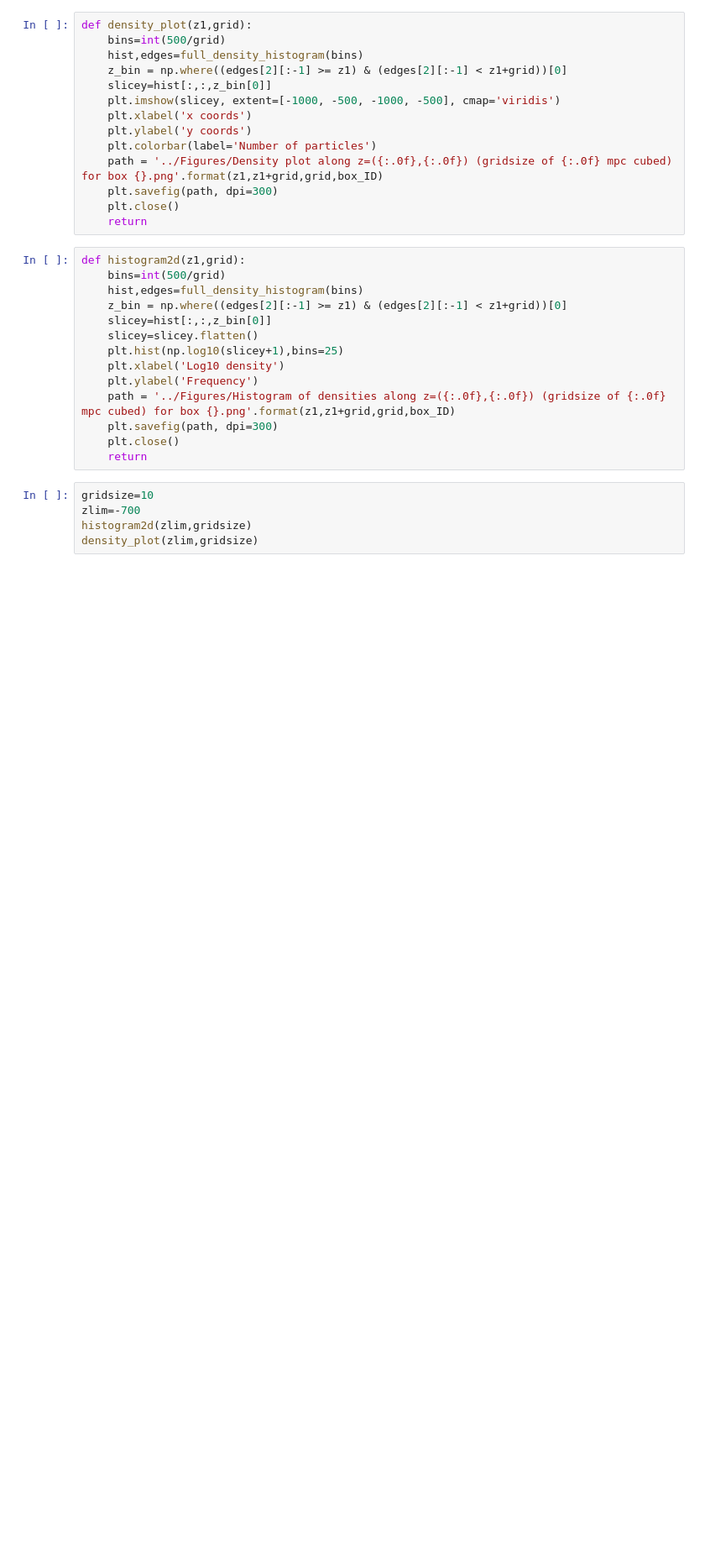
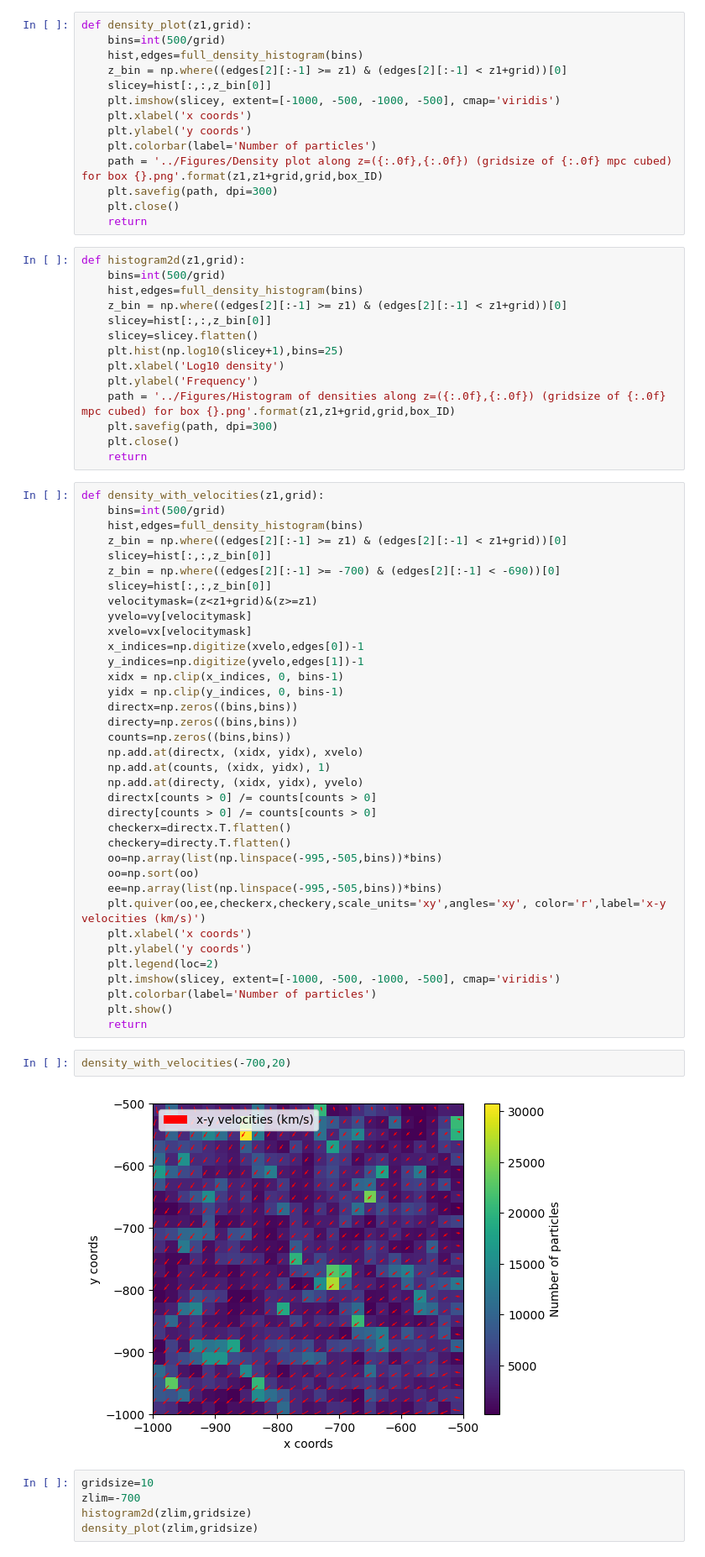
Before and after one commit to eh13913/Velocity-Reconstruction-Project, a Jupyter notebook: Notebooks/Create_Density_Field.ipynb, the cells around one changed output. Shown at 84% size. Cells and saved outputs as stored; diff of their text form; blank space fills up the shorter version.

```diff
--- a/Notebooks/Create_Density_Field.ipynb
+++ b/Notebooks/Create_Density_Field.ipynb
@@ -87,6 +87,46 @@ def histogram2d(z1,grid):
     plt.savefig(path, dpi=300)
     plt.close()
     return
+# %%
+def density_with_velocities(z1,grid):
+    bins=int(500/grid)
+    hist,edges=full_density_histogram(bins)
+    z_bin = np.where((edges[2][:-1] >= z1) & (edges[2][:-1] < z1+grid))[0]
+    slicey=hist[:,:,z_bin[0]]
+    z_bin = np.where((edges[2][:-1] >= -700) & (edges[2][:-1] < -690))[0]
+    slicey=hist[:,:,z_bin[0]]
+    velocitymask=(z<z1+grid)&(z>=z1)
+    yvelo=vy[velocitymask]
+    xvelo=vx[velocitymask]
+    x_indices=np.digitize(xvelo,edges[0])-1
+    y_indices=np.digitize(yvelo,edges[1])-1
+    xidx = np.clip(x_indices, 0, bins-1)
+    yidx = np.clip(y_indices, 0, bins-1)
+    directx=np.zeros((bins,bins))
+    directy=np.zeros((bins,bins))
+    counts=np.zeros((bins,bins))
+    np.add.at(directx, (xidx, yidx), xvelo)
+    np.add.at(counts, (xidx, yidx), 1)
+    np.add.at(directy, (xidx, yidx), yvelo)
+    directx[counts > 0] /= counts[counts > 0]
+    directy[counts > 0] /= counts[counts > 0]
+    checkerx=directx.T.flatten()
+    checkery=directy.T.flatten()
+    oo=np.array(list(np.linspace(-995,-505,bins))*bins)
+    oo=np.sort(oo)
+    ee=np.array(list(np.linspace(-995,-505,bins))*bins)
+    plt.quiver(oo,ee,checkerx,checkery,scale_units='xy',angles='xy', color='r',label='x-y velocities (km/s)')
+    plt.xlabel('x coords')
+    plt.ylabel('y coords')
+    plt.legend(loc=2)
+    plt.imshow(slicey, extent=[-1000, -500, -1000, -500], cmap='viridis')
+    plt.colorbar(label='Number of particles')
+    plt.show()
+    return
+# %%
+density_with_velocities(-700,20)
+# %% [output]
+[figure, added]
 # %%
 gridsize=10
 zlim=-700
```
Also changed, not shown: parts of 4 cells of this notebook.
